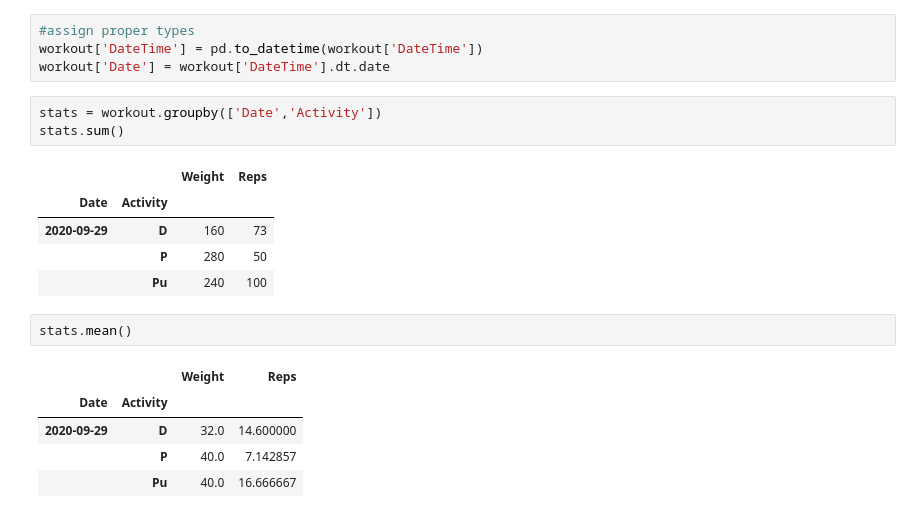
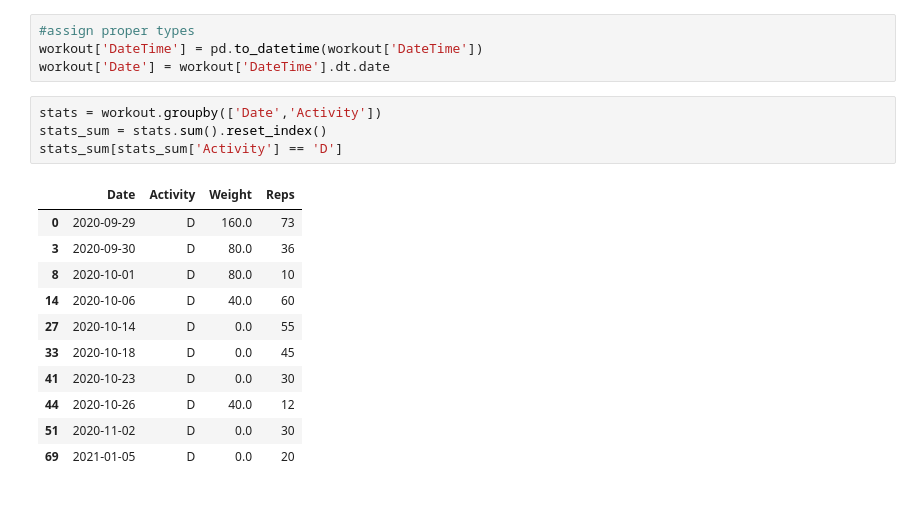
Before and after one commit to tisSoFluffy/WorkoutTracker, a Jupyter notebook: workoutStats.ipynb, the cells around one changed output. Drawn from its saved outputs; the diff is of its cells as text.

```diff
--- a/workoutStats.ipynb
+++ b/workoutStats.ipynb
@@ -20,18 +22,17 @@ workout['DateTime'] = pd.to_datetime(workout['DateTime'])
 workout['Date'] = workout['DateTime'].dt.date
 # %%
 stats = workout.groupby(['Date','Activity'])
-stats.sum()
+stats_sum = stats.sum().reset_index()
+stats_sum[stats_sum['Activity'] == 'D']
 # %% [output]
-|  |  | Weight | Reps |
-| Date | Activity |  |  |
-| 2020-09-29 | D | 160 | 73 |
-|  | P | 280 | 50 |
-|  | Pu | 240 | 100 |
+|  | Date | Activity | Weight | Reps |
+| 0 | 2020-09-29 | D | 160.0 | 73 |
+| 3 | 2020-09-30 | D | 80.0 | 36 |
+| 8 | 2020-10-01 | D | 80.0 | 10 |
+| 14 | 2020-10-06 | D | 40.0 | 60 |
+| 27 | 2020-10-14 | D | 0.0 | 55 |
+| 33 | 2020-10-18 | D | 0.0 | 45 |
+| 41 | 2020-10-23 | D | 0.0 | 30 |
+| 44 | 2020-10-26 | D | 40.0 | 12 |
+| 51 | 2020-11-02 | D | 0.0 | 30 |
+| 69 | 2021-01-05 | D | 0.0 | 20 |
-# %%
-stats.mean()
-# %% [output]
-|  |  | Weight | Reps |
-| Date | Activity |  |  |
-| 2020-09-29 | D | 32.0 | 14.600000 |
-|  | P | 40.0 | 7.142857 |
-|  | Pu | 40.0 | 16.666667 |
```
Also changed, not shown: parts of 4 cells of this notebook, 4 other files.
